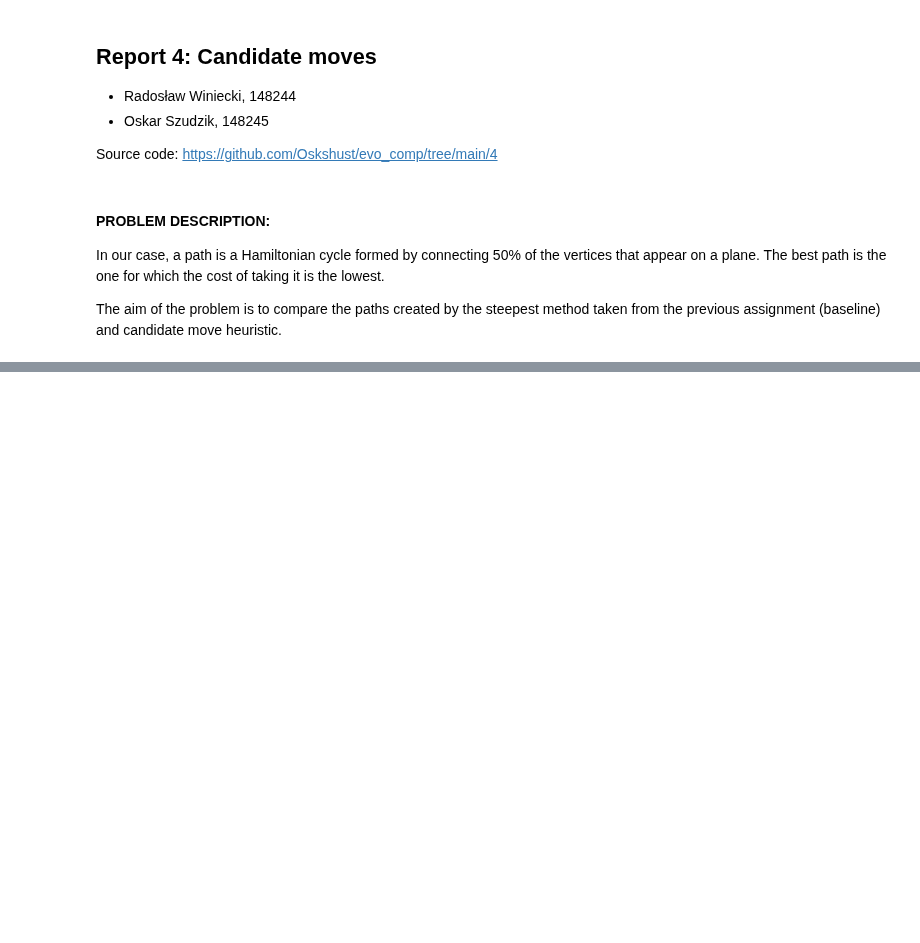
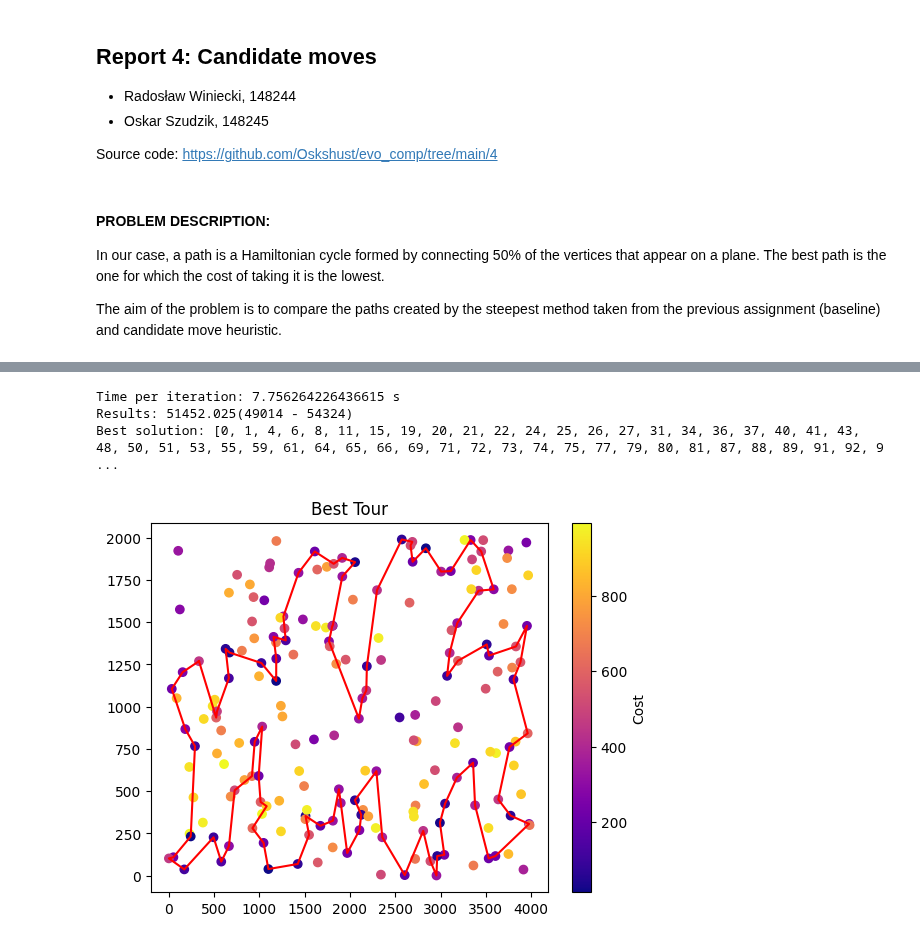
Before and after one commit to Oskshust/evo_comp, a Jupyter notebook: 4/raport.ipynb, the cells around one changed output, grey strips where cells are left out. Cells and saved outputs as stored; diff of their text form; code cells hidden in the pictures; blank space fills up the shorter version.

```diff
--- a/4/raport.ipynb
+++ b/4/raport.ipynb
@@ -36,0 +51,7 @@ Best solution: [0, 1, 4, 6, 8, 11, 19, 20, 21, 22, 23, 26, 28, 31, 32, 36, 37, 4
+# %%
+run_baseline(c)
+# %% [output]
+Time per iteration: 7.756264226436615 s
+Results: 51452.025(49014 - 54324)
+Best solution: [0, 1, 4, 6, 8, 11, 15, 19, 20, 21, 22, 24, 25, 26, 27, 31, 34, 36, 37, 40, 41, 43, 48, 50, 51, 53, 55, 59, 61, 64, 65, 66, 69, 71, 72, 73, 74, 75, 77, 79, 80, 81, 87, 88, 89, 91, 92, 9 ...
+[figure, added]
```
Also changed, not shown: parts of 7 cells of this notebook.
